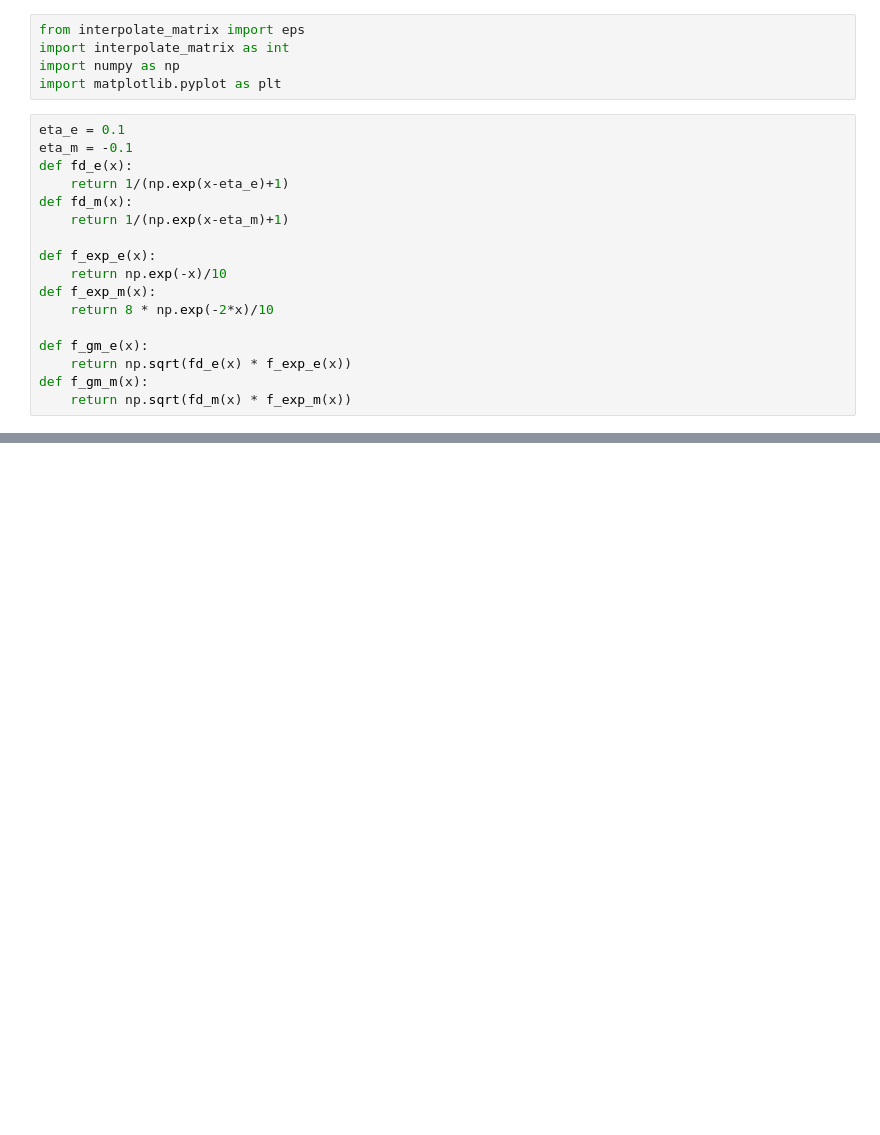
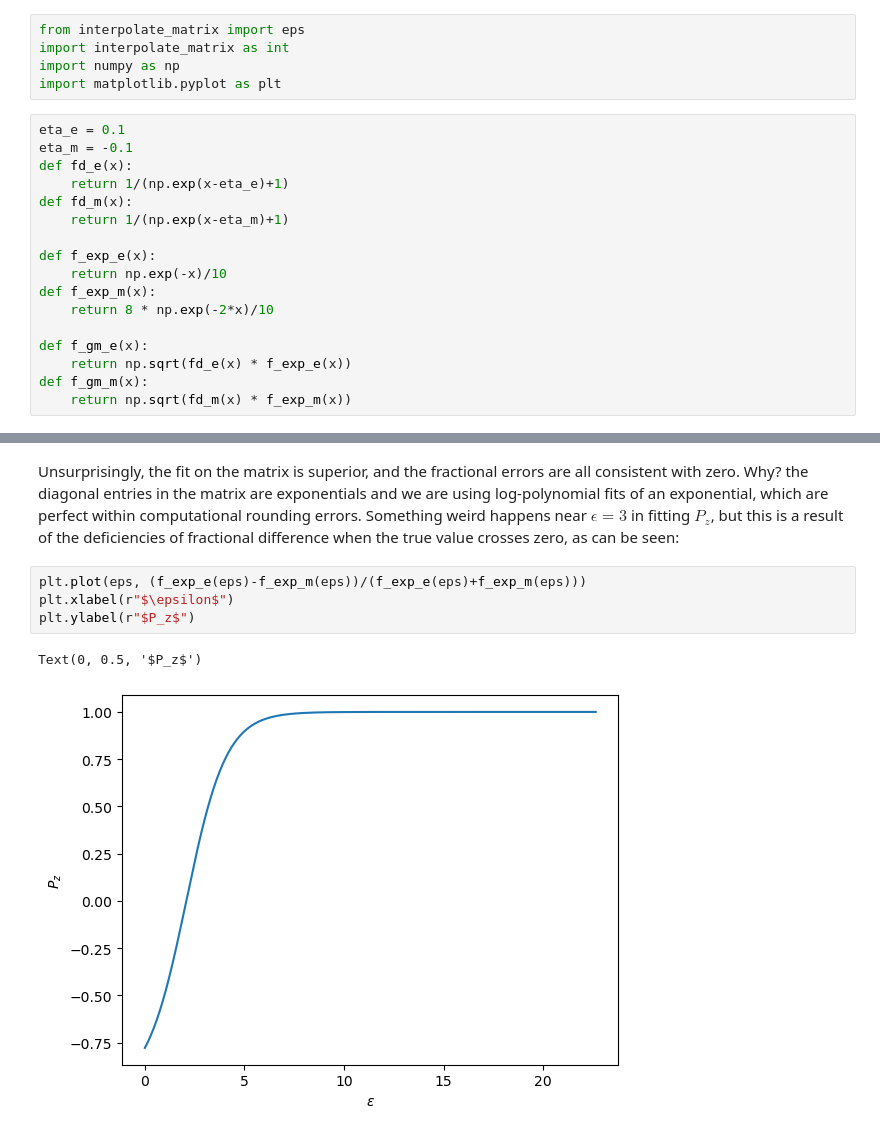
Before and after one commit to nuLABatUSD/QKE_test, a Jupyter notebook: interpolation.ipynb, the cells around one changed output, grey strips where cells are left out. Drawn from its saved outputs; the diff is of its cells as text; blank space fills up the shorter version.

```diff
--- a/interpolation.ipynb
+++ b/interpolation.ipynb
@@ -36,0 +60,9 @@ int.diff_plots(eps, rho, f_gm_e, f_gm_m, int.interpolate_log_fifth)
+# %% [markdown]
+Unsurprisingly, the fit on the matrix is superior, and the fractional errors are all consistent with zero. Why? the diagonal entries in the matrix are exponentials and we are using log-polynomial fits of an exponential, which are perfect within computational rounding errors. Something weird happens near $\epsilon = 3$ in fitting $P_z$, but this is a result of the deficiencies of fractional difference when the true value crosses zero, as can be seen:
+# %%
+plt.plot(eps, (f_exp_e(eps)-f_exp_m(eps))/(f_exp_e(eps)+f_exp_m(eps)))
+plt.xlabel(r"$\epsilon$")
+plt.ylabel(r"$P_z$")
+# %% [output]
+Text(0, 0.5, '$P_z$')
+[figure, added]
```
Also changed, not shown: parts of 15 cells of this notebook, 1 other file.
